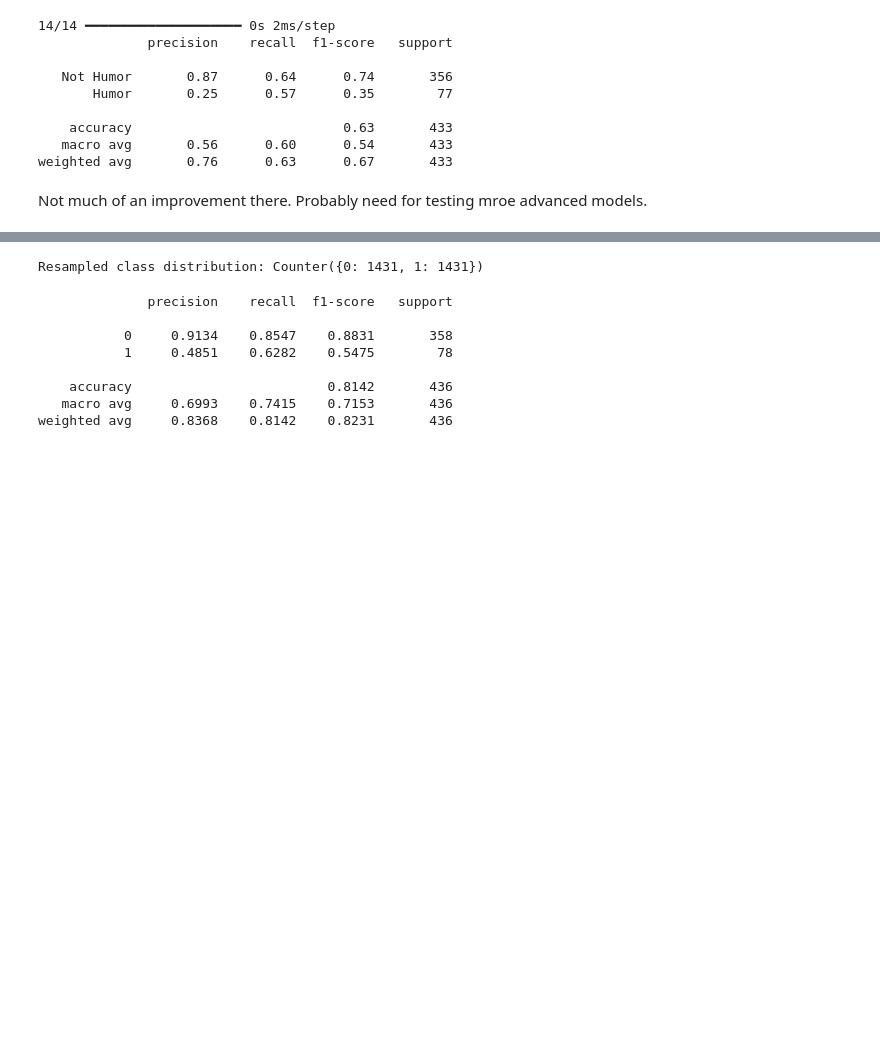
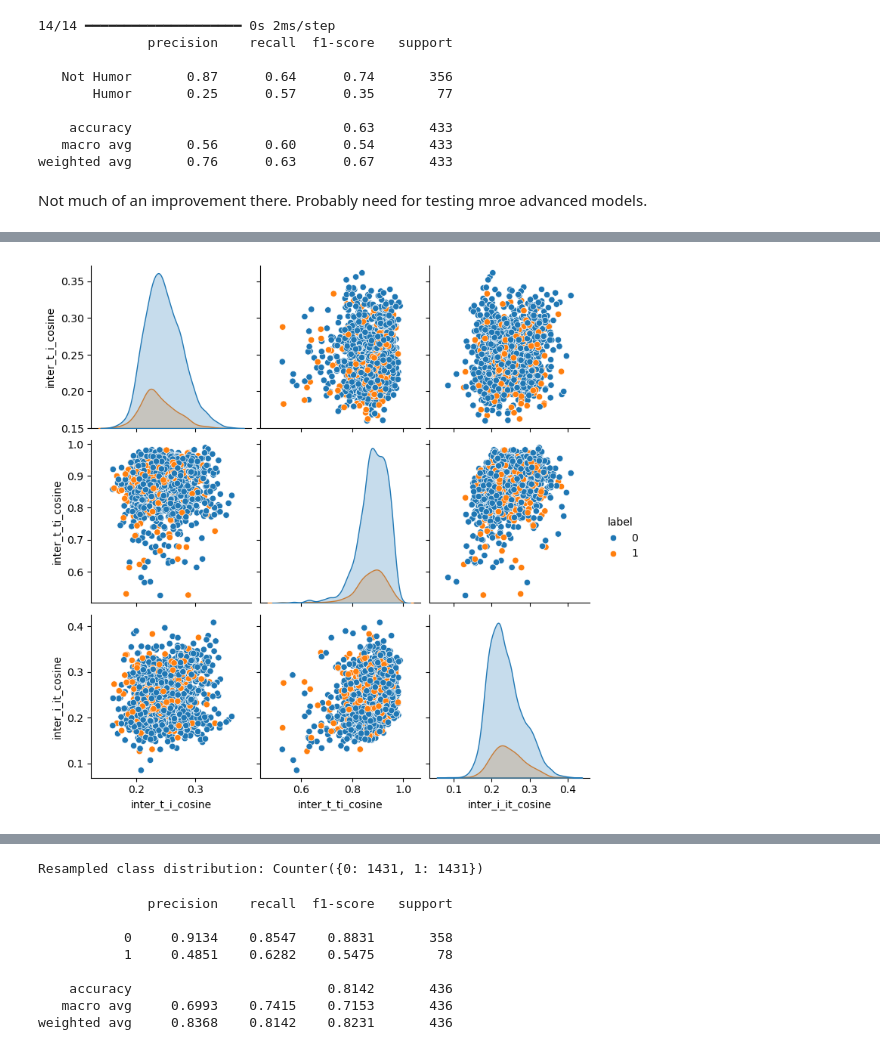
Before and after one commit to SiriFrisli/poli_reco, a Jupyter notebook: Classification/multilang_clip.ipynb, the cells around one changed output, grey strips where cells are left out. Cells and saved outputs as stored; diff of their text form; code cells hidden in the pictures; blank space fills up the shorter version.

```diff
--- a/Classification/multilang_clip.ipynb
+++ b/Classification/multilang_clip.ipynb
@@ -411,0 +930,5 @@ Not much of an improvement there. Probably need for testing mroe advanced models
+# %%
+sns.pairplot(df[["inter_t_i_cosine", "inter_t_ti_cosine", "inter_i_it_cosine", "label"]], hue="label")
+plt.show()
+# %% [output]
+[figure, added]
```
Also changed, not shown: parts of 88 cells of this notebook.
